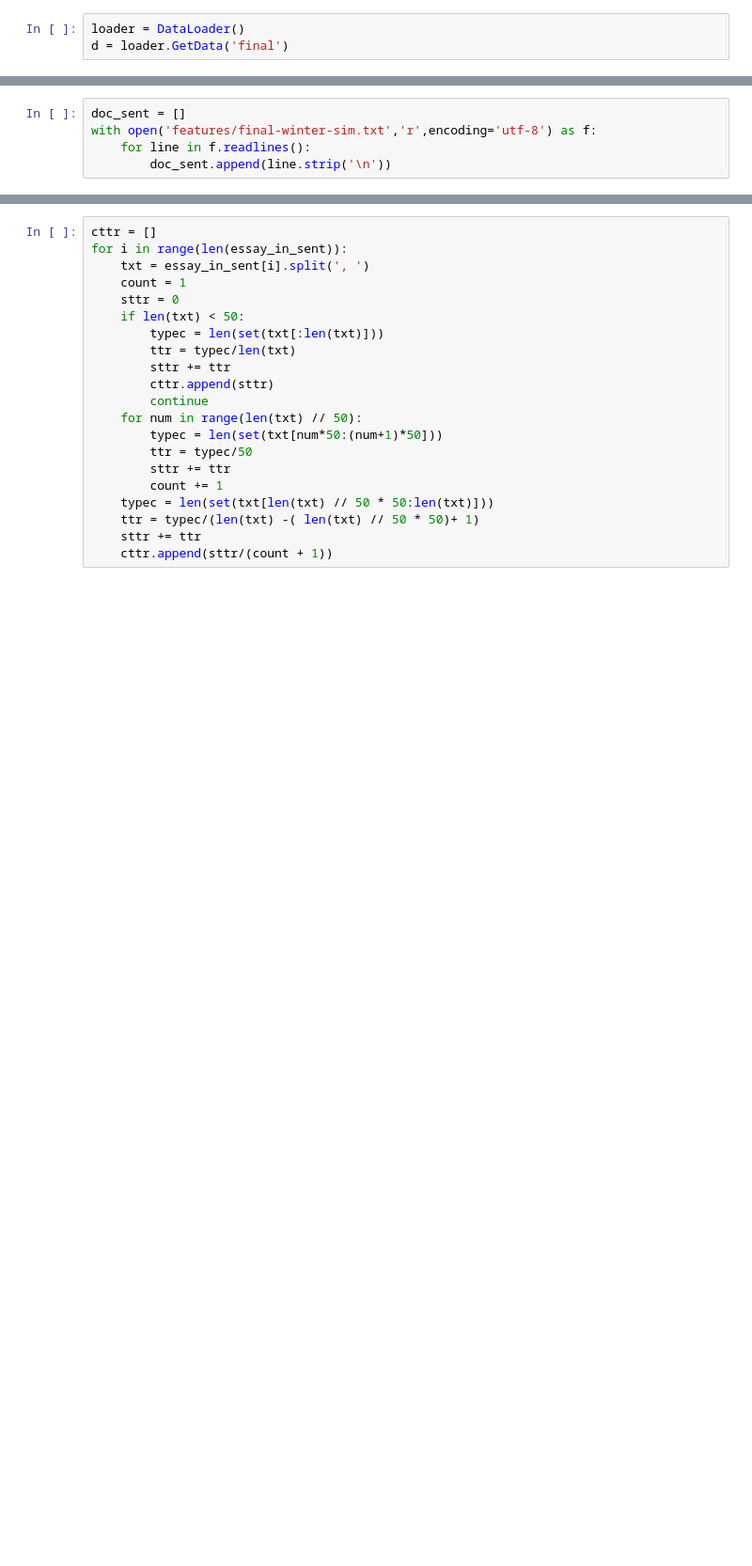
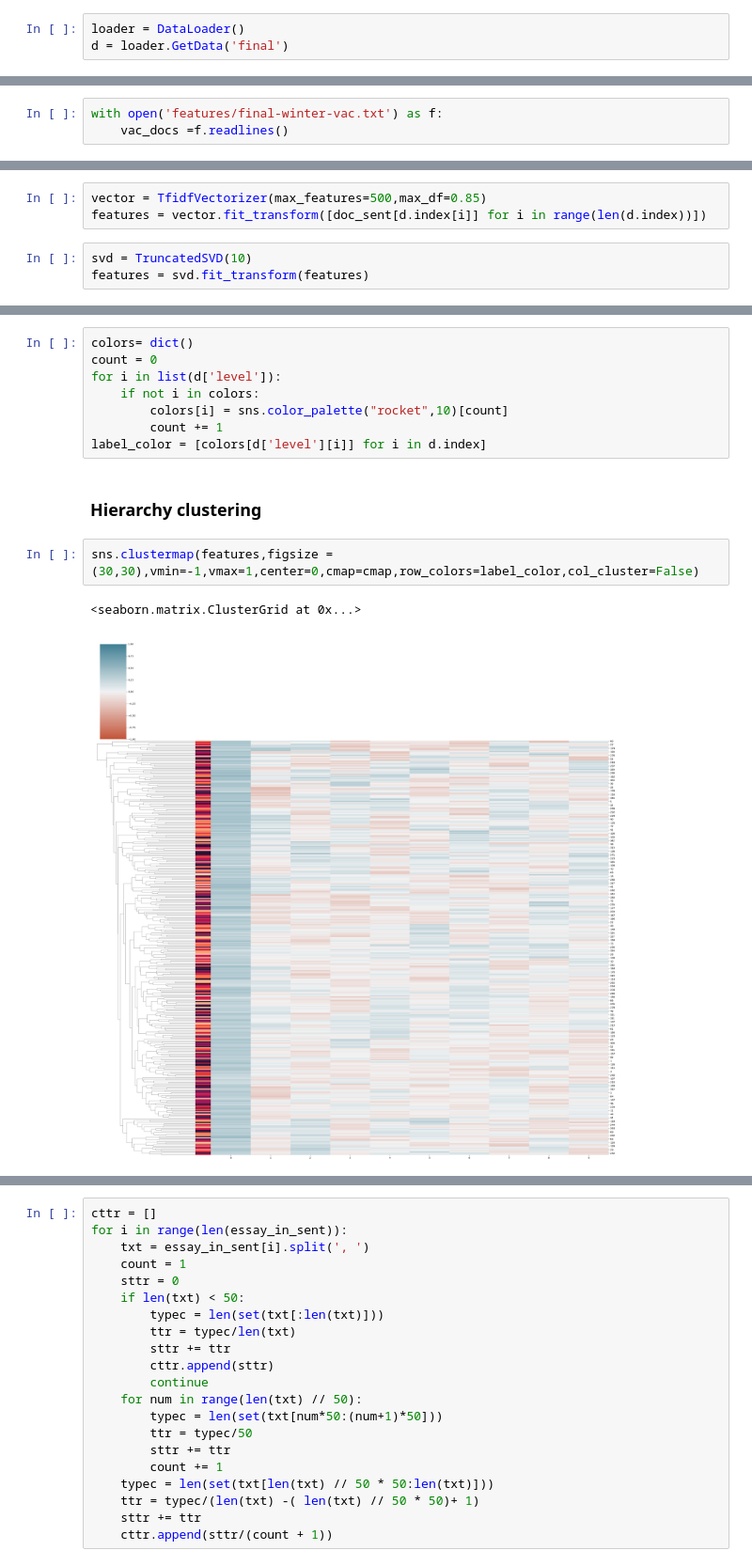
Before and after one commit to Zhurp2020/aes-with-bert, a Jupyter notebook: final-sim.ipynb, the cells around one changed output, grey strips where cells are left out. Shown: that part at 94% size. Drawn from its saved outputs; the diff is of its cells as text; blank space fills up the shorter version.

```diff
--- a/final-sim.ipynb
+++ b/final-sim.ipynb
@@ -54,5 +41,3 @@ NLP = spacy.load('en_core_web_trf')
 # %%
-doc_sent = []
-with open('features/final-winter-sim.txt','r',encoding='utf-8') as f:
-    for line in f.readlines():
-        doc_sent.append(line.strip('\n'))
+with open('features/final-winter-vac.txt') as f:
+    vac_docs =f.readlines()
@@ -58,0 +47,6 @@ with open('features/final-winter-sim.txt','r',encoding='utf-8') as f:
+# %%
+vector = TfidfVectorizer(max_features=500,max_df=0.85)
+features = vector.fit_transform([doc_sent[d.index[i]] for i in range(len(d.index))])
+# %%
+svd = TruncatedSVD(10)
+features = svd.fit_transform(features)
@@ -58,0 +69,15 @@ with open('features/final-winter-sim.txt','r',encoding='utf-8') as f:
+# %%
+colors= dict()
+count = 0
+for i in list(d['level']):
+    if not i in colors:
+        colors[i] = sns.color_palette("rocket",10)[count]
+        count += 1
+label_color = [colors[d['level'][i]] for i in d.index]
+# %% [markdown]
+### Hierarchy clustering
+# %%
+sns.clustermap(features,figsize = (30,30),vmin=-1,vmax=1,center=0,cmap=cmap,row_colors=label_color,col_cluster=False)
+# %% [output]
+<seaborn.matrix.ClusterGrid at 0x...>
+[figure, added]
```
Also changed, not shown: parts of 50 cells of this notebook, 8 other files.
